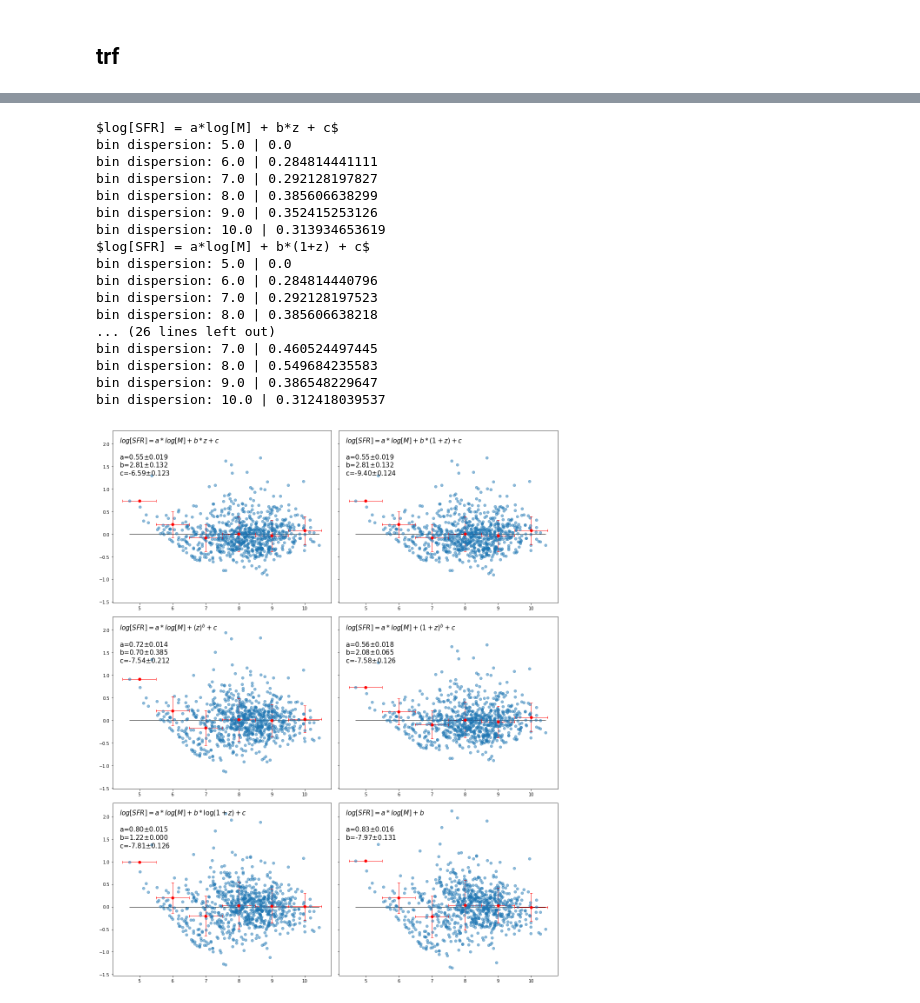
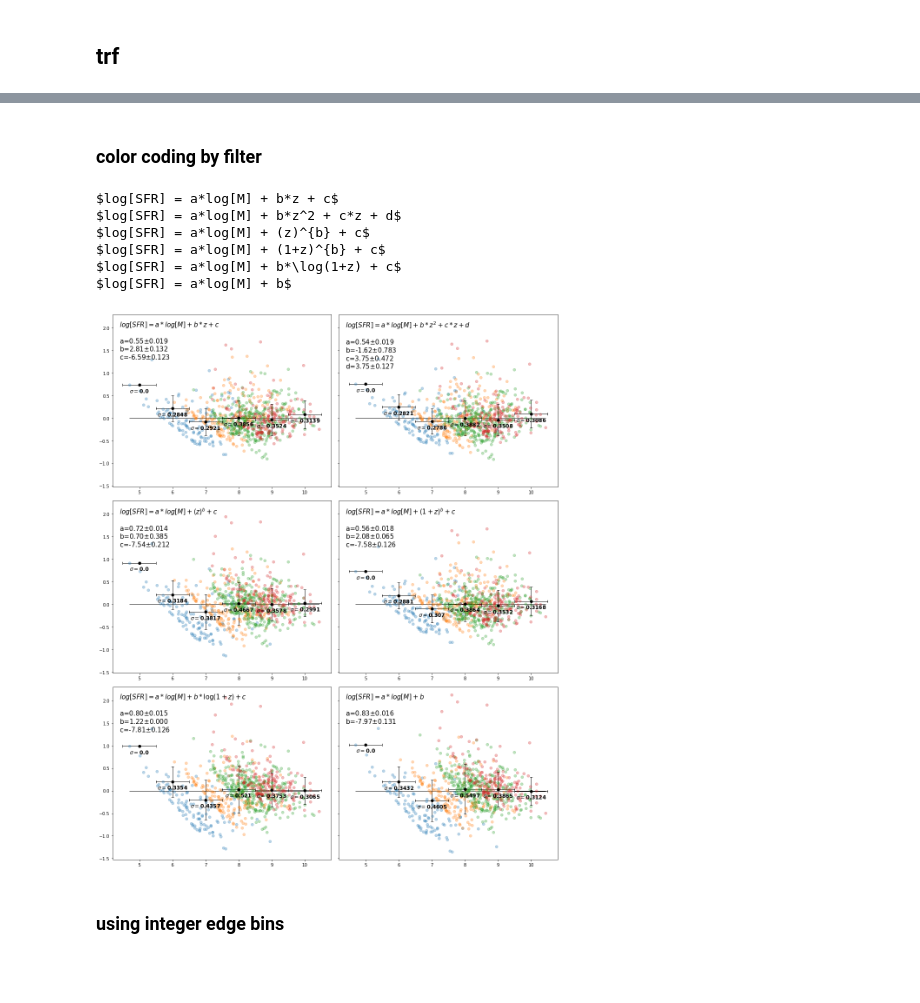
Before and after one commit to kaitshin/LowM_MainSequence, a Jupyter notebook: redshift_dependency.ipynb, the cells around one changed output, grey strips where cells are left out. Saved outputs shown, nothing was run; the diff lists cells and outputs as text; code cells hidden in the pictures; blank space fills up the shorter version.

Commit message:
played around with rms plots

```diff
--- a/redshift_dependency.ipynb
+++ b/redshift_dependency.ipynb
@@ -596,7 +647,7 @@ for ax, func, eqn_str in zip(axarr, [func0, func1, func2, func3, func4, line],
     print eqn_str
     ax.plot(smass0, np.zeros(len(smass0)), 'k-')
 
-    if 'c' in eqn_str:
+    if 'c' in eqn_str and 'd' not in eqn_str:
         params, pcov = optimize.curve_fit(func, data00, sfrs00, guess, method='trf')
         perr = np.sqrt(np.diag(pcov))
         ax.plot(smass0, sfrs00 - func(data00, *params), 'o', alpha=0.5)
@@ -604,6 +655,16 @@ for ax, func, eqn_str in zip(axarr, [func0, func1, func2, func3, func4, line],
             '\n\na='+'{:.2f}'.format(params[0])+r'$\pm$'+'{:.3f}'.format(np.sqrt(np.diag(pcov))[0])+
             '\nb='+'{:.2f}'.format(params[1])+r'$\pm$'+'{:.3f}'.format(np.sqrt(np.diag(pcov))[1])+
             '\nc='+'{:.2f}'.format(params[2])+r'$\pm$'+'{:.3f}'.format(np.sqrt(np.diag(pcov))[2]),
+            transform=ax.transAxes,fontsize=15,ha='left',va='top')
+    elif 'd' in eqn_str:
+        params, pcov = optimize.curve_fit(func, data00, sfrs00, method='trf')
+        perr = np.sqrt(np.diag(pcov))
+        ax.plot(smass0, sfrs00 - func(data00, *params), 'o', alpha=0.5)
+        ax.text(0.03,0.97,eqn_str+
+            '\n\na='+'{:.2f}'.format(params[0])+r'$\pm$'+'{:.3f}'.format(np.sqrt(np.diag(pcov))[0])+
+            '\nb='+'{:.2f}'.format(params[1])+r'$\pm$'+'{:.3f}'.format(np.sqrt(np.diag(pcov))[1])+
+            '\nc='+'{:.2f}'.format(params[2])+r'$\pm$'+'{:.3f}'.format(np.sqrt(np.diag(pcov))[2])+
+            '\nd='+'{:.2f}'.format(params[2])+r'$\pm$'+'{:.3f}'.format(np.sqrt(np.diag(pcov))[3]),
             transform=ax.transAxes,fontsize=15,ha='left',va='top')
     else:
         params, pcov = optimize.curve_fit(func, smass0, sfrs00, method='trf')
@@ -699,4 +769,16 @@ array([3, 2, 1, 4, 1, 2, 4, 2, 2, 1, 5, 2, 4, 1, 4, 3, 3, 4, 5, 3, 4, 4, 4,
+# %% [markdown]
+### color coding by filter
+# %%
+filts99 = filts[good_sig_iis]
+cwheel = [np.array(mpl.rcParams['axes.prop_cycle'])[x]['color'] for x in range(4)]
 # %%
+# min(smass0), max(smass0)
+mbins0 = np.arange(4.5,11.5,1)
+mbins = (mbins0+0.5)[:-1]
+bin_ii = np.digitize(smass0, mbins)
+# bin_ii
+
+
 f, axes = plt.subplots(3,2, sharey=True)
 axarr = np.ndarray.flatten(axes)
 
@@ -707,52 +789,63 @@ for ax, func, eqn_str in zip(axarr, [func0, func1, func2, func3, func4, line],
     ax.plot(smass0, np.zeros(len(smass0)), 'k-')
 
     sfrs_plot = np.array([])
-    if 'c' in eqn_str:
+    if 'c' in eqn_str and 'd' not in eqn_str:
         params, pcov = optimize.curve_fit(func, data00, sfrs00, guess, method='trf')
         perr = np.sqrt(np.diag(pcov))
         sfrs_plot = sfrs00 - func(data00, *params)
         ax.text(0.03,0.97,eqn_str+
             '\n\na='+'{:.2f}'.format(params[0])+r'$\pm$'+'{:.3f}'.format(np.sqrt(np.diag(pcov))[0])+
             '\nb='+'{:.2f}'.format(params[1])+r'$\pm$'+'{:.3f}'.format(np.sqrt(np.diag(pcov))[1])+
             '\nc='+'{:.2f}'.format(params[2])+r'$\pm$'+'{:.3f}'.format(np.sqrt(np.diag(pcov))[2]),
+            transform=ax.transAxes,fontsize=15,ha='left',va='top')
+    elif 'd' in eqn_str:
+        params, pcov = optimize.curve_fit(func, data00, sfrs00, method='trf')
+        perr = np.sqrt(np.diag(pcov))
+        sfrs_plot = sfrs00 - func(data00, *params)
+        ax.text(0.03,0.97,eqn_str+
+            '\n\na='+'{:.2f}'.format(params[0])+r'$\pm$'+'{:.3f}'.format(np.sqrt(np.diag(pcov))[0])+
+            '\nb='+'{:.2f}'.format(params[1])+r'$\pm$'+'{:.3f}'.format(np.sqrt(np.diag(pcov))[1])+
+            '\nc='+'{:.2f}'.format(params[2])+r'$\pm$'+'{:.3f}'.format(np.sqrt(np.diag(pcov))[2])+
+            '\nd='+'{:.2f}'.format(params[2])+r'$\pm$'+'{:.3f}'.format(np.sqrt(np.diag(pcov))[3]),
             transform=ax.transAxes,fontsize=15,ha='left',va='top')
     else: # no redshift dependence
         params, pcov = optimize.curve_fit(func, smass0, sfrs00, method='trf')
         perr = np.sqrt(np.diag(pcov))
         sfrs_plot = sfrs00 - func(smass0, *params)
         ax.text(0.03,0.97,eqn_str+
             '\n\na='+'{:.2f}'.format(params[0])+r'$\pm$'+'{:.3f}'.format(np.sqrt(np.diag(pcov))[0])+
             '\nb='+'{:.2f}'.format(params[1])+r'$\pm$'+'{:.3f}'.format(np.sqrt(np.diag(pcov))[1]),
             transform=ax.transAxes,fontsize=15,ha='left',va='top')
 
-    ax.plot(smass0, sfrs_plot, 'o', alpha=0.5)
+#     ax.plot(smass0, sfrs_plot, 'o', alpha=0.5)
+    for ff,cc,ll in zip(['NB7', 'NB816', 'NB921', 'NB973'], cwheel, ['NB704,NB711', 'NB816', 'NB921', 'NB973']):
+        filt_match = np.array([x for x in range(len(filts99)) if ff in filts99[x]])
+        ax.plot(smass0[filt_match], sfrs_plot[filt_match], 'o', color=cc, alpha=0.3, label=ll)
+
+#     plt.xlabel('M')
+#     plt.ylabel('sigma_rms')
+#     plt.legend(loc='best')
 
     for i in range(6):
         bin_match = np.where(bin_ii == i)[0]
 #         print np.mean(sfrs_plot[bin_match])
-        ax.plot(mbins[i], np.mean(sfrs_plot[bin_match]), 'ro')
+        ax.plot(mbins[i], np.mean(sfrs_plot[bin_match]), 'ko')
         ax.errorbar(mbins[i], np.mean(sfrs_plot[bin_match]), xerr=0.5, yerr=np.std(sfrs_plot[bin_match]),
-                    capsize=3, color='red')
-        print 'bin dispersion:', mbins[i], '|', np.std(sfrs_plot[bin_match])
+                    capsize=3, color='k')
+        ax.annotate(r'$\sigma=$'+str(np.round(np.std(sfrs_plot[bin_match]), 4)),
+                    (mbins[i], np.mean(sfrs_plot[bin_match])-0.2),
+                    va='bottom', ha='center', fontsize=12, color='k', fontweight='bold')
+#         print 'bin dispersion:', mbins[i], '|', np.std(sfrs_plot[bin_match])
 
 f.set_size_inches(15,18)
 f.tight_layout()
 # %% [output]
 $log[SFR] = a*log[M] + b*z + c$
-bin dispersion: 5.0 | 0.0
-bin dispersion: 6.0 | 0.284814441111
-bin dispersion: 7.0 | 0.292128197827
-bin dispersion: 8.0 | 0.385606638299
-bin dispersion: 9.0 | 0.352415253126
-bin dispersion: 10.0 | 0.313934653619
-$log[SFR] = a*log[M] + b*(1+z) + c$
-bin dispersion: 5.0 | 0.0
-bin dispersion: 6.0 | 0.284814440796
-bin dispersion: 7.0 | 0.292128197523
-bin dispersion: 8.0 | 0.385606638218
-... (26 lines left out)
-bin dispersion: 7.0 | 0.460524497445
-bin dispersion: 8.0 | 0.549684235583
-bin dispersion: 9.0 | 0.386548229647
-bin dispersion: 10.0 | 0.312418039537
+$log[SFR] = a*log[M] + b*z^2 + c*z + d$
+$log[SFR] = a*log[M] + (z)^{b} + c$
+$log[SFR] = a*log[M] + (1+z)^{b} + c$
+$log[SFR] = a*log[M] + b*\log(1+z) + c$
+$log[SFR] = a*log[M] + b$
-[figure, old version]
+[figure, new version]
+# %% [markdown]
+### using integer edge bins
```
Also changed, not shown: parts of 18 cells of this notebook.
